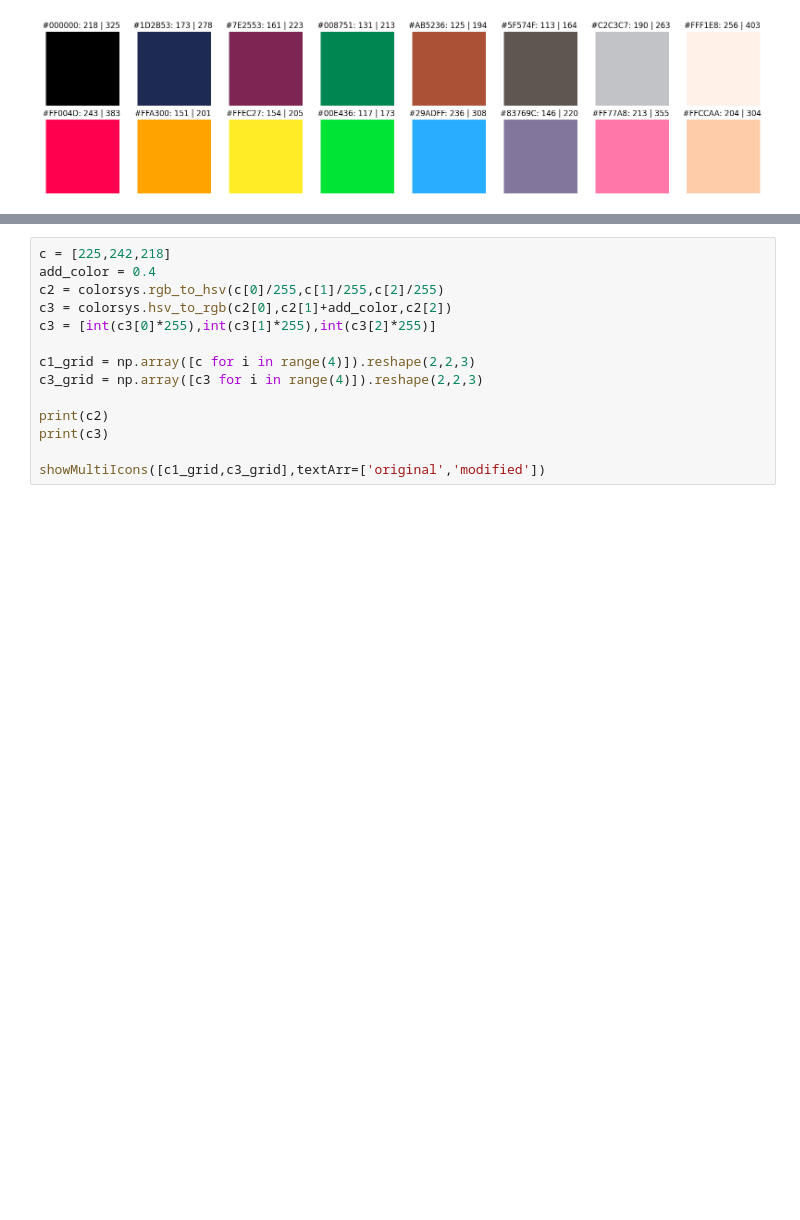
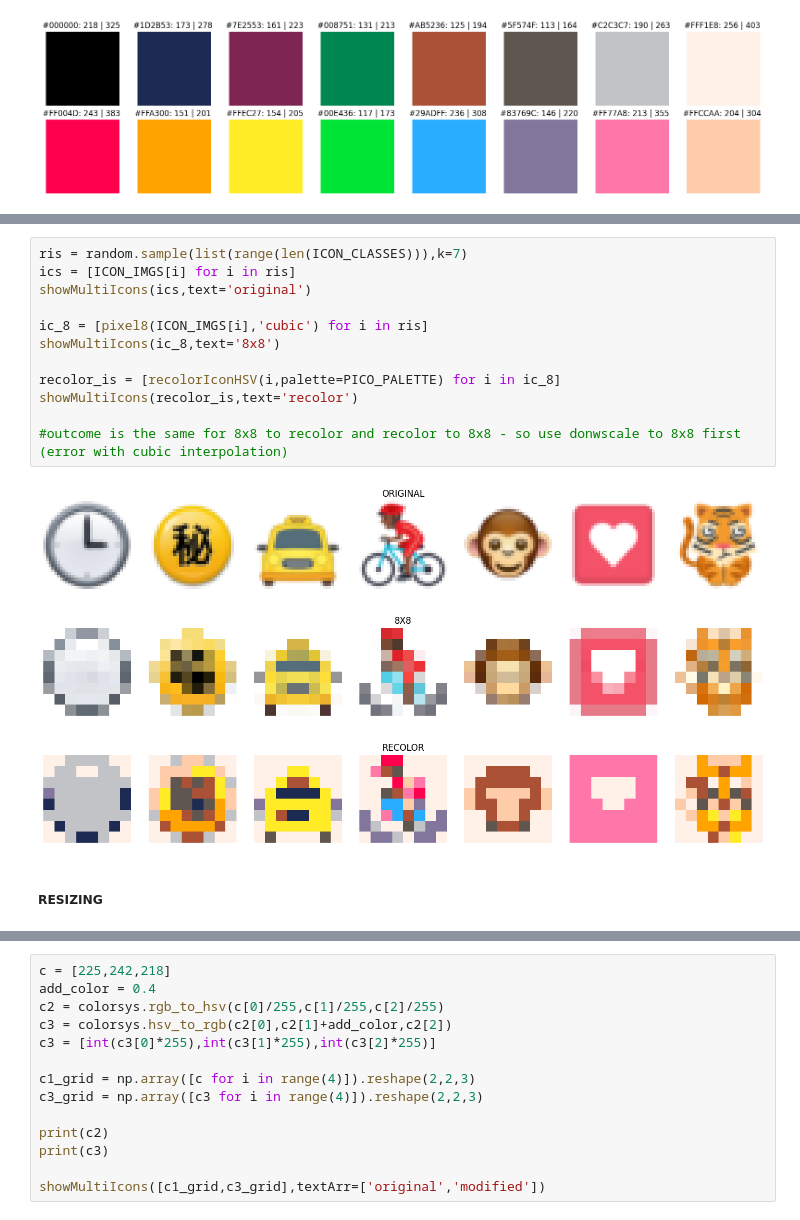
Before and after one commit to MasterMilkX/BMO_chatbot_prototype, a Jupyter notebook: Experimental_Notebooks/sprite_scraper.ipynb, the cells around one changed output, grey strips where cells are left out. Drawn from its saved outputs; the diff is of its cells as text; blank space fills up the shorter version.

```diff
--- a/Experimental_Notebooks/sprite_scraper.ipynb
+++ b/Experimental_Notebooks/sprite_scraper.ipynb
@@ -490,3 +600,21 @@ showMultiIcons(p_grid,textArr=[f"{PICO_PALETTE[i]}: {int(p_d[i])} | {int(p_d2[i]
+# %%
+ris = random.sample(list(range(len(ICON_CLASSES))),k=7)
+ics = [ICON_IMGS[i] for i in ris]
+showMultiIcons(ics,text='original')
+
+ic_8 = [pixel8(ICON_IMGS[i],'cubic') for i in ris]
+showMultiIcons(ic_8,text='8x8')
+
+recolor_is = [recolorIconHSV(i,palette=PICO_PALETTE) for i in ic_8]
+showMultiIcons(recolor_is,text='recolor')
+
+#outcome is the same for 8x8 to recolor and recolor to 8x8 - so use donwscale to 8x8 first (error with cubic interpolation)
+# %% [output]
+[figure, added]
+[figure, added]
+[figure, added]
+# %% [markdown]
+##### RESIZING
 # %%
 # DOWNSAMPLE ICONS TO 8x8
 # NOTE: CUBIC AND LANCZOS4 ARE THE BEST - BUT CUBIC IS TWICE AS FAST WITH NEARLY IDENTICAL OUTPUT
```
Also changed, not shown: parts of 10 cells of this notebook, 1 other file.
